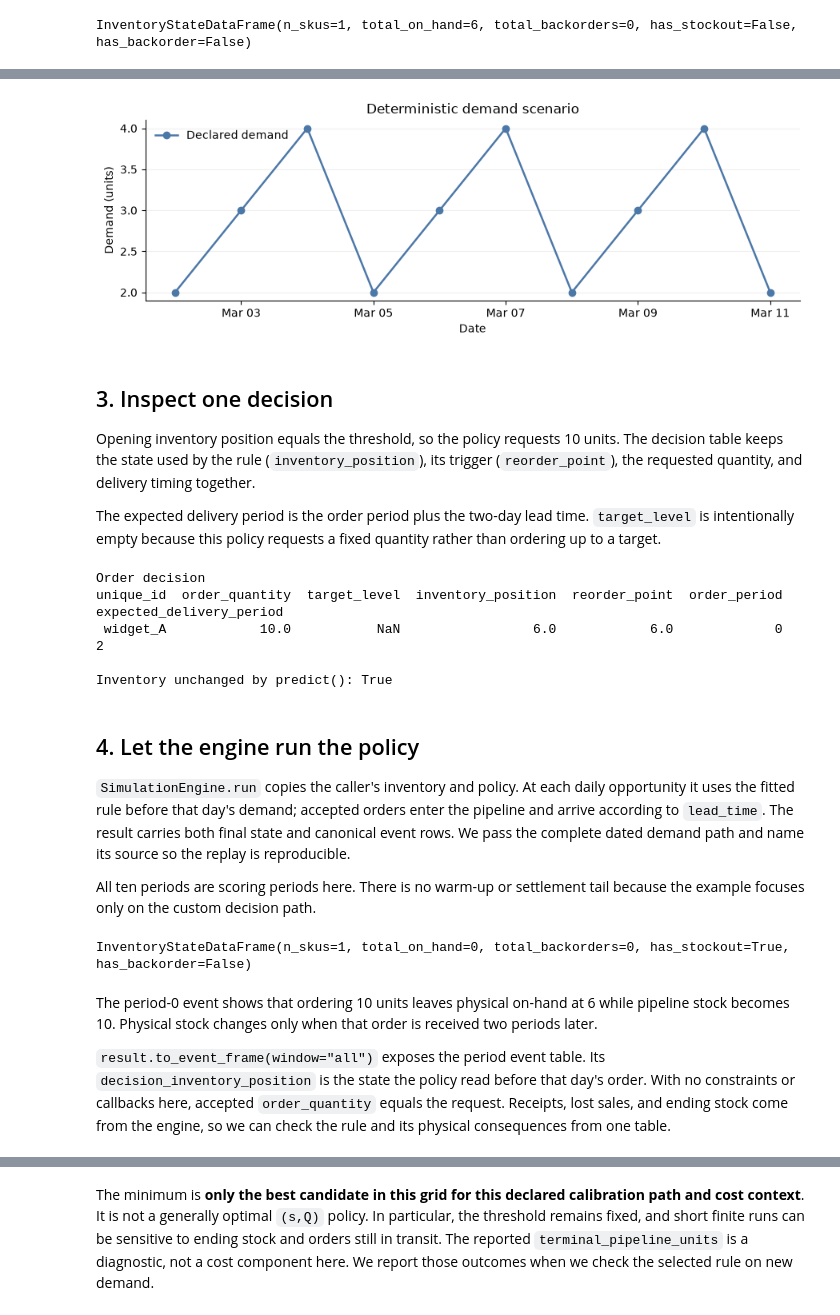
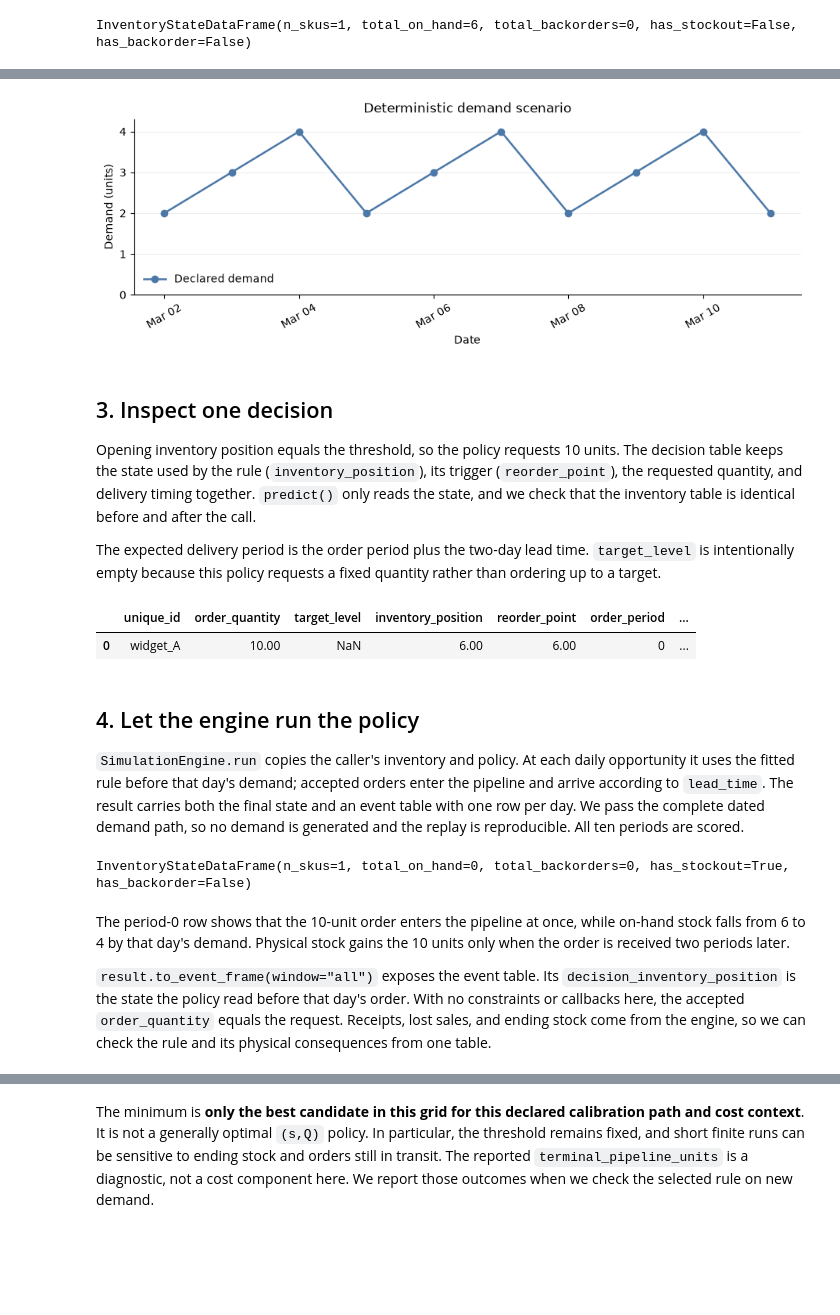
Before and after one commit to FilTheo/stockcast, a Jupyter notebook: examples/notebooks/05_custom_policies.ipynb, the cells around one changed output, grey strips where cells are left out. Drawn from its saved outputs; the diff is of its cells as text; code cells hidden in the pictures; blank space fills up the shorter version.

Commit message:
Notebook 05: readable code, tables as DataFrames, order-comparison plot, no closing cell
Co-Authored-By: Claude Sonnet 5.5 <noreply@anthropic.com>

```diff
--- a/examples/notebooks/05_custom_policies.ipynb
+++ b/examples/notebooks/05_custom_policies.ipynb
@@ -199,45 +186,61 @@ unique_id  period       date   y
 # %%
-# Plot the repeating path before the policy ever sees it.
-fig, ax = plt.subplots(figsize=(9, 3.2))
-ax.plot(demand['date'], demand['y'], marker='o', linewidth=1.8, color='#4C78A8',
-        label='Declared demand')
-ax.set(title='Deterministic demand scenario', xlabel='Date', ylabel='Demand (units)')
-ax.xaxis.set_major_locator(mdates.DayLocator(interval=2))
-ax.xaxis.set_major_formatter(mdates.DateFormatter('%b %d'))
+import matplotlib.dates as mdates
+import matplotlib.pyplot as plt
+
+DEMAND_COLOR = "#4C78A8"
+THRESHOLD_COLOR = "#E45756"
+ORDER_COLOR = "#F58518"
+RECEIPT_COLOR = "#54A24B"
+STOCK_COLOR = "#2C7FB8"
+PIPELINE_COLOR = "#7F7F7F"
+
+
+def style_axis(ax):
+    ax.set_ylim(0, ax.get_ylim()[1] * 1.05)
+    ax.grid(axis="y", alpha=0.2)
+    ax.spines[["top", "right"]].set_visible(False)
+
+
+def format_dates(ax, dates):
+    ax.set_xticks(dates)
+    ax.xaxis.set_major_formatter(mdates.DateFormatter("%b %d"))
+    ax.tick_params(axis="x", rotation=30)
+
+
+# The short repeating path lets the threshold trigger several decisions.
+fig, ax = plt.subplots(figsize=(9, 3.2), layout="constrained")
+ax.plot(
+    demand["date"],
+    demand["y"],
+    marker="o",
+    linewidth=1.8,
+    color=DEMAND_COLOR,
+    label="Declared demand",
+)
+ax.set(title="Deterministic demand scenario", xlabel="Date", ylabel="Demand (units)")
+format_dates(ax, list(demand["date"][::2]))
 ax.legend(frameon=False)
-ax.grid(axis='y', alpha=0.2)
-ax.spines[['top', 'right']].set_visible(False)
-fig.tight_layout()
+style_axis(ax)
 plt.show()
 # %% [output]
-[figure, old version]
+[figure, new version]
 # %% [markdown]
 ## 3. Inspect one decision
 
-Opening inventory position equals the threshold, so the policy requests 10 units. The decision table keeps the state used by the rule (`inventory_position`), its trigger (`reorder_point`), the requested quantity, and delivery timing together.
+Opening inventory position equals the threshold, so the policy requests 10 units. The decision table keeps the state used by the rule (`inventory_position`), its trigger (`reorder_point`), the requested quantity, and delivery timing together. `predict()` only reads the state, and we check that the inventory table is identical before and after the call.
 
 The expected delivery period is the order period plus the two-day lead time. `target_level` is intentionally empty because this policy requests a fixed quantity rather than ordering up to a target.
 # %%
-# Compare defensive copies before and after predict() to show read-only behavior.
 state_before_prediction = opening_inventory.get_dataframe()
 opening_decision = policy.predict(opening_inventory, current_period=0)
-state_after_prediction = opening_inventory.get_dataframe()
+assert state_before_prediction.equals(opening_inventory.get_dataframe())
 
-print('Order decision')
-print(opening_decision.get_dataframe().to_string(index=False))
-print(f'\nInventory unchanged by predict(): {state_before_prediction.equals(state_after_prediction)}')
-
-assert state_before_prediction.equals(state_after_prediction)
+opening_decision.get_dataframe()
 # %% [output]
-Order decision
-unique_id  order_quantity  target_level  inventory_position  reorder_point  order_period  expected_delivery_period
- widget_A            10.0           NaN                 6.0            6.0             0                         2
-
-Inventory unchanged by predict(): True
+|  | unique_id | order_quantity | target_level | inventory_position | reorder_point | order_period | ... |
+| 0 | widget_A | 10.00 | NaN | 6.00 | 6.00 | 0 | ... |
 # %% [markdown]
 ## 4. Let the engine run the policy
 
-`SimulationEngine.run` copies the caller's inventory and policy. At each daily opportunity it uses the fitted rule before that day's demand; accepted orders enter the pipeline and arrive according to `lead_time`. The result carries both final state and canonical event rows. We pass the complete dated demand path and name its source so the replay is reproducible.
-
-All ten periods are scoring periods here. There is no warm-up or settlement tail because the example focuses only on the custom decision path.
+`SimulationEngine.run` copies the caller's inventory and policy. At each daily opportunity it uses the fitted rule before that day's demand; accepted orders enter the pipeline and arrive according to `lead_time`. The result carries both the final state and an event table with one row per day. We pass the complete dated demand path, so no demand is generated and the replay is reproducible. All ten periods are scored.
 # %%
@@ -256,7 +258,7 @@ result.inventory
 # %% [output]
 InventoryStateDataFrame(n_skus=1, total_on_hand=0, total_backorders=0, has_stockout=True, has_backorder=False)
 # %% [markdown]
-The period-0 event shows that ordering 10 units leaves physical on-hand at 6 while pipeline stock becomes 10. Physical stock changes only when that order is received two periods later.
+The period-0 row shows that the 10-unit order enters the pipeline at once, while on-hand stock falls from 6 to 4 by that day's demand. Physical stock gains the 10 units only when the order is received two periods later.
 
-`result.to_event_frame(window="all")` exposes the period event table. Its `decision_inventory_position` is the state the policy read before that day's order. With no constraints or callbacks here, accepted `order_quantity` equals the request. Receipts, lost sales, and ending stock come from the engine, so we can check the rule and its physical consequences from one table.
+`result.to_event_frame(window="all")` exposes the event table. Its `decision_inventory_position` is the state the policy read before that day's order. With no constraints or callbacks here, the accepted `order_quantity` equals the request. Receipts, lost sales, and ending stock come from the engine, so we can check the rule and its physical consequences from one table.
 # %%
```
Also changed, not shown: parts of 34 cells of this notebook.
